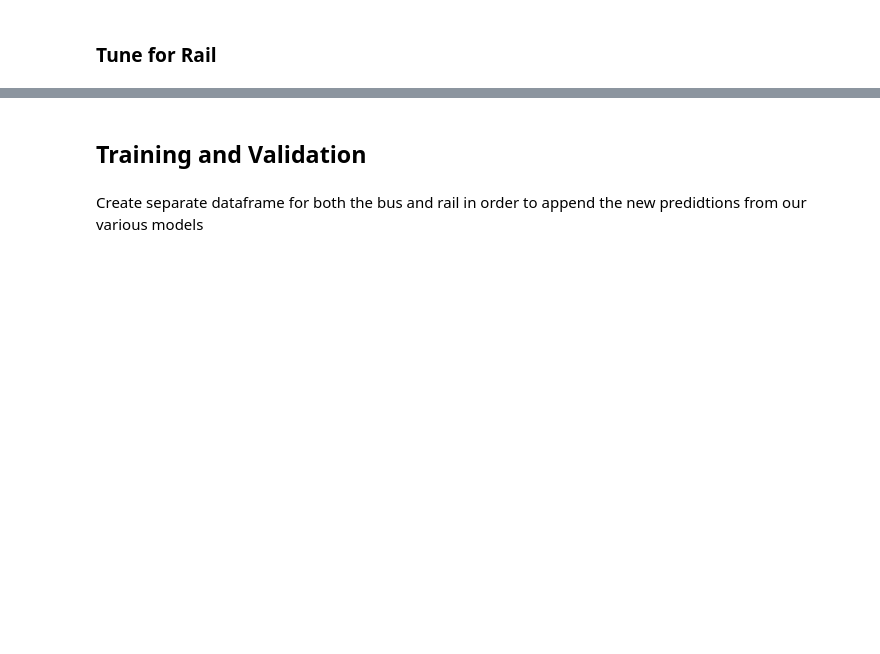
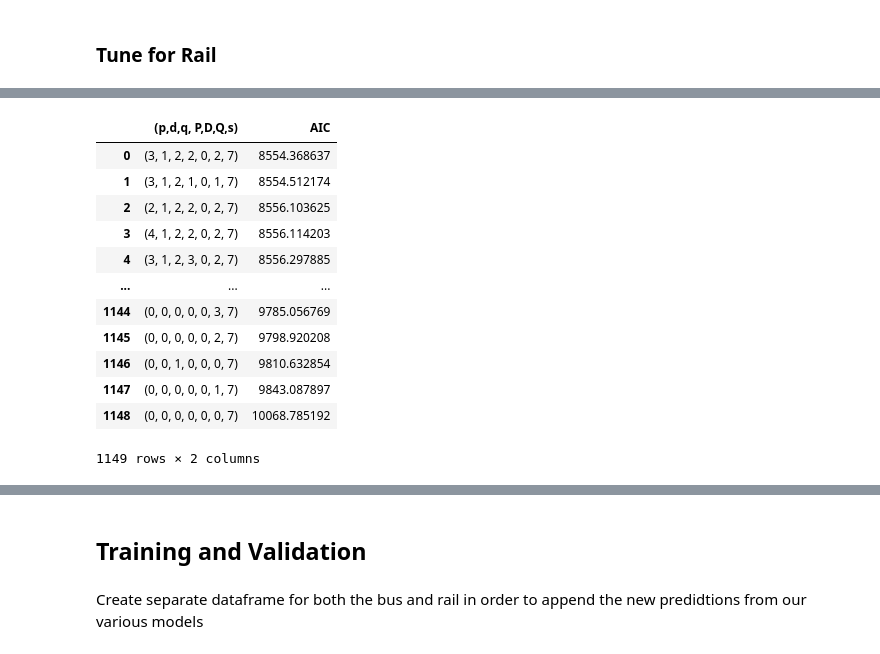
Before and after one commit to utility001/chicago-ridership, a Jupyter notebook: 01_SARIMA.ipynb, the cells around one changed output, grey strips where cells are left out. Saved outputs shown, nothing was run; the diff lists cells and outputs as text; code cells hidden in the pictures; blank space fills up the shorter version.

```diff
--- a/01_SARIMA.ipynb
+++ b/01_SARIMA.ipynb
@@ -286,22 +394,16 @@ acorr_ljungbox(residuals, np.arange(1, 11, 1))
 # %%
 ps = range(0, 6, 1)
+ds = range(0, 2, 1)
 qs = range(0, 6, 1)
-Ps = range(, 3, 1)
-Qs = range(0, 3, 1)
 
-order_list = list(product(ps, qs, Ps, Qs))
+Ps = range(0, 4, 1)
+Ds = [0]
+Qs = range(0, 4, 1)
+ss = [7]
 
-d = 0
+order_list = list(product(ps, ds, qs, Ps, Ds, Qs, ss))
+
 D = 0
 s = 7
+
 len(order_list)
-SARIMA_result_df = optimize_SARIMAX(train_set["bus"], None, order_list, d, D, s)
-# Train the modl
-best_model = SARIMAX(target_train, exog_train, order=(0,1,4), simple_differencing=False)
-best_model_fit = best_model.fit(disp=False)
-print(best_model_fit.summary())
-# Perform residual analysis
-best_model_fit.plot_diagnostics(figsize=(12,8), );
-residuals = best_model_fit.resid
-
-acorr_ljungbox(residuals, np.arange(1, 11, 1))
@@ -307,0 +412,2 @@ acorr_ljungbox(residuals, np.arange(1, 11, 1))
+# %%
+SARIMA_result_df = optimize_SARIMA(train_set["rail"], order_list)
@@ -307,0 +447,16 @@ acorr_ljungbox(residuals, np.arange(1, 11, 1))
+# %%
+SARIMA_result_df
+# %% [output]
+|  | (p,d,q, P,D,Q,s) | AIC |
+| 0 | (3, 1, 2, 2, 0, 2, 7) | 8554.368637 |
+| 1 | (3, 1, 2, 1, 0, 1, 7) | 8554.512174 |
+| 2 | (2, 1, 2, 2, 0, 2, 7) | 8556.103625 |
+| 3 | (4, 1, 2, 2, 0, 2, 7) | 8556.114203 |
+| 4 | (3, 1, 2, 3, 0, 2, 7) | 8556.297885 |
+| ... | ... | ... |
+| 1144 | (0, 0, 0, 0, 0, 3, 7) | 9785.056769 |
+| 1145 | (0, 0, 0, 0, 0, 2, 7) | 9798.920208 |
+| 1146 | (0, 0, 1, 0, 0, 0, 7) | 9810.632854 |
+| 1147 | (0, 0, 0, 0, 0, 1, 7) | 9843.087897 |
+| 1148 | (0, 0, 0, 0, 0, 0, 7) | 10068.785192 |
+1149 rows × 2 columns
```
Also changed, not shown: parts of 20 cells of this notebook.
